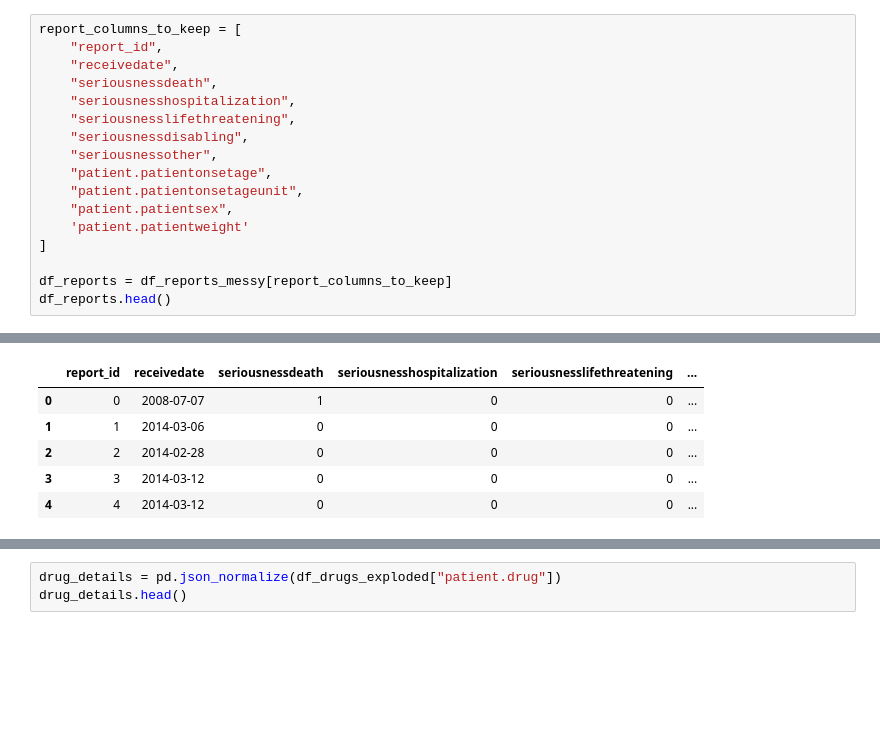
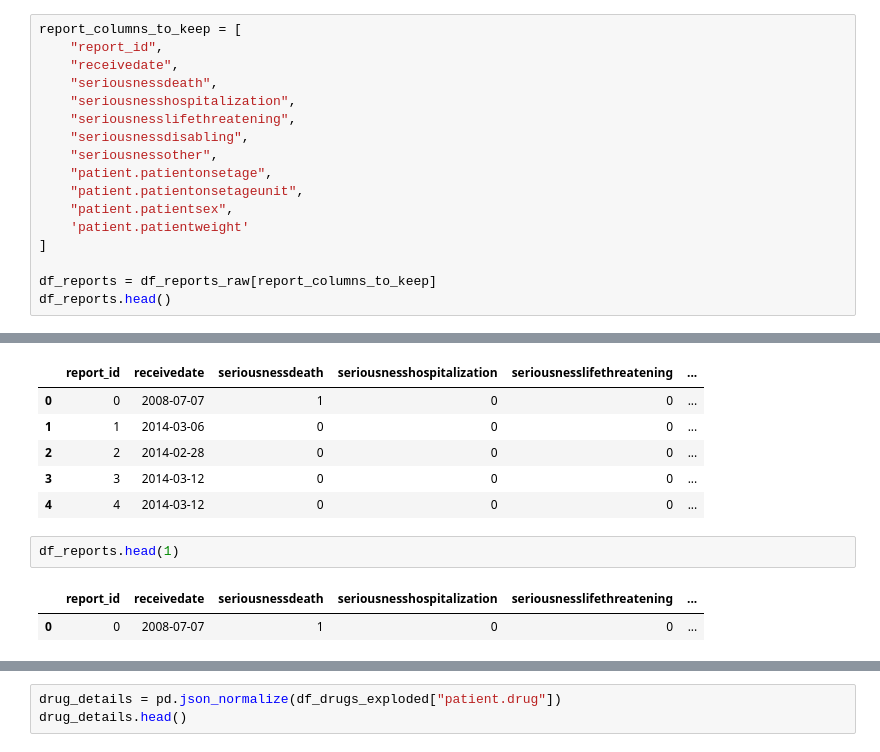
Before and after one commit to tungstennn/DrugSafe, a Jupyter notebook: EDA/explore_fda_data.ipynb, the cells around one changed output, grey strips where cells are left out. Drawn from its saved outputs; the diff is of its cells as text; blank space fills up the shorter version.

```diff
--- a/EDA/explore_fda_data.ipynb
+++ b/EDA/explore_fda_data.ipynb
@@ -134,7 +134,7 @@ report_columns_to_keep = [
     'patient.patientweight'
 ]
 
-df_reports = df_reports_messy[report_columns_to_keep]
+df_reports = df_reports_raw[report_columns_to_keep]
 df_reports.head()
 # %% [output]
 |  | report_id | receivedate | seriousnessdeath | seriousnesshospitalization | seriousnesslifethreatening | ... |
@@ -261,4 +261,9 @@ See the caveats in the documentation: https://pandas.pydata.org/pandas-docs/stab
 | 2 | 2 | 2014-02-28 | 0 | 0 | 0 | ... |
 | 3 | 3 | 2014-03-12 | 0 | 0 | 0 | ... |
 | 4 | 4 | 2014-03-12 | 0 | 0 | 0 | ... |
+# %%
+df_reports.head(1)
+# %% [output]
+|  | report_id | receivedate | seriousnessdeath | seriousnesshospitalization | seriousnesslifethreatening | ... |
+| 0 | 0 | 2008-07-07 | 1 | 0 | 0 | ... |
 # %%
```
Also changed, not shown: parts of 11 cells of this notebook.
